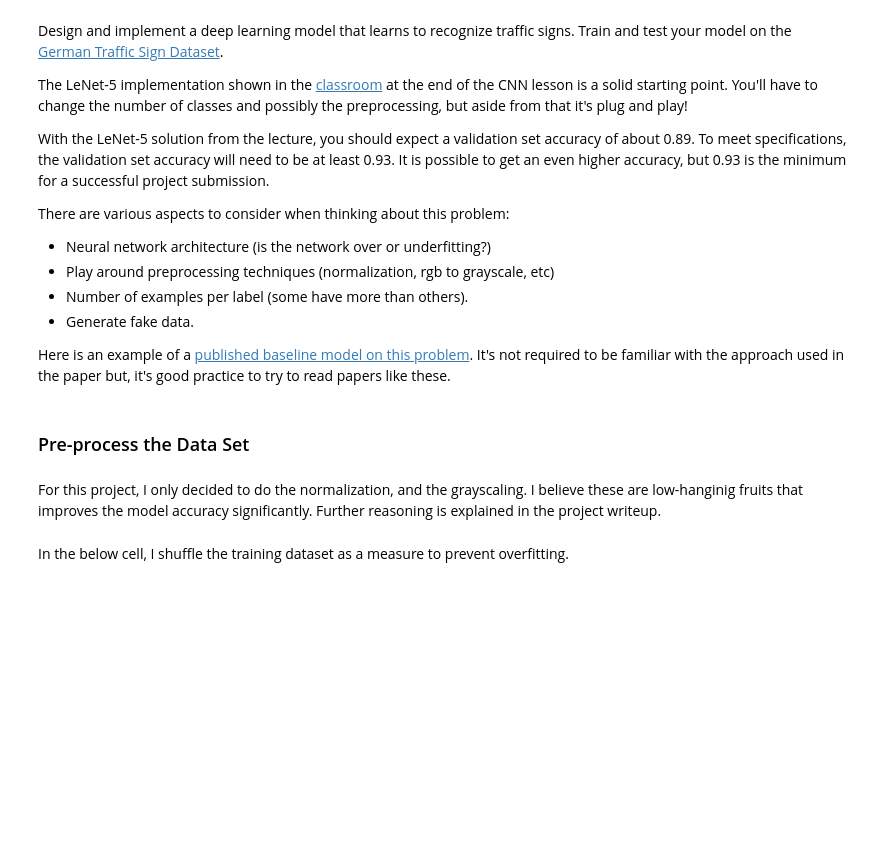
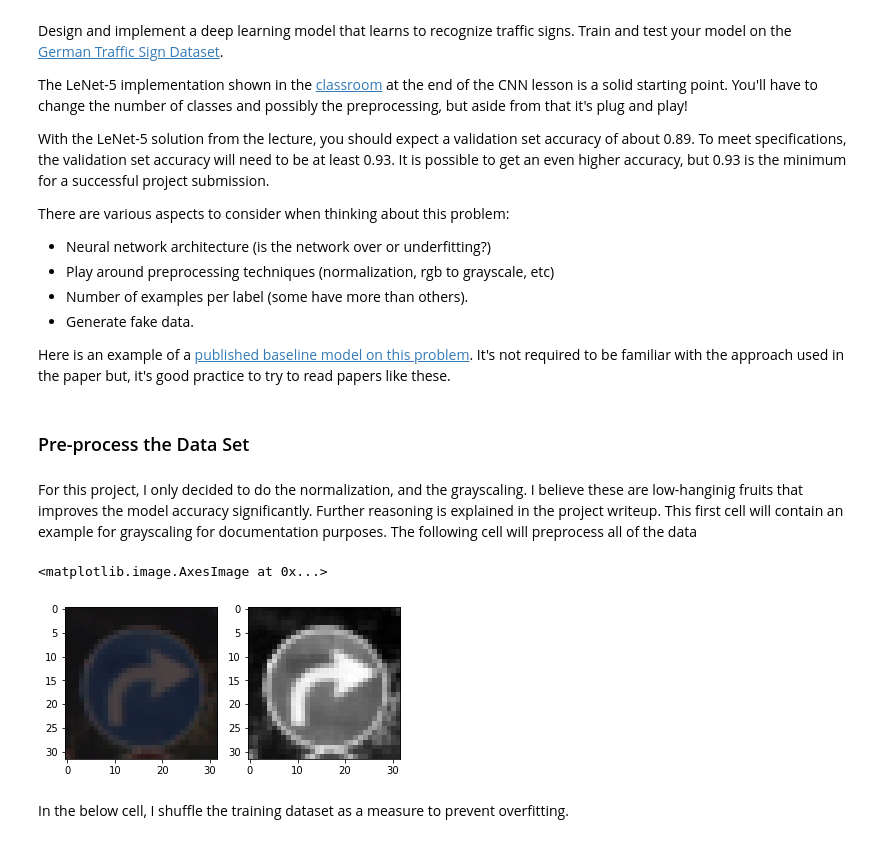
Before and after one commit to vktemel/trafficSignClassifier, a Jupyter notebook: Traffic_Sign_Classifier.ipynb, the cells around one changed output. Saved outputs shown, nothing was run; the diff lists cells and outputs as text; code cells hidden in the pictures; blank space fills up the shorter version.

Commit message:
added grayscale image example

```diff
--- a/Traffic_Sign_Classifier.ipynb
+++ b/Traffic_Sign_Classifier.ipynb
@@ -167,7 +167,19 @@ Here is an example of a [published baseline model on this problem](http://yann.l
 # %% [markdown]
 ### Pre-process the Data Set
 # %% [markdown]
-For this project, I only decided to do the normalization, and the grayscaling. I believe these are low-hanginig fruits that improves the model accuracy significantly. Further reasoning is explained in the project writeup.
+For this project, I only decided to do the normalization, and the grayscaling. I believe these are low-hanginig fruits that improves the model accuracy significantly. Further reasoning is explained in the project writeup. This first cell will contain an example for grayscaling for documentation purposes. The following cell will preprocess all of the data
+# %%
+imgSample = X_train[np.random.choice(X_train.shape[0])]
+imgSampleGS = np.sum(imgSample/3, axis=2, keepdims=True)
+plt.figure()
+plt.subplot(121)
+plt.imshow(imgSample)
+plt.subplot(122)
+plt.imshow(imgSampleGS.squeeze(), cmap='gray')
+plt.saveFig()
+# %% [output]
+<matplotlib.image.AxesImage at 0x...>
+[figure, added]
 # %%
 # Preprocess Image
 # This function receives an imageset and returns a preprocessed set
```
Also changed, not shown: 1 other file.
